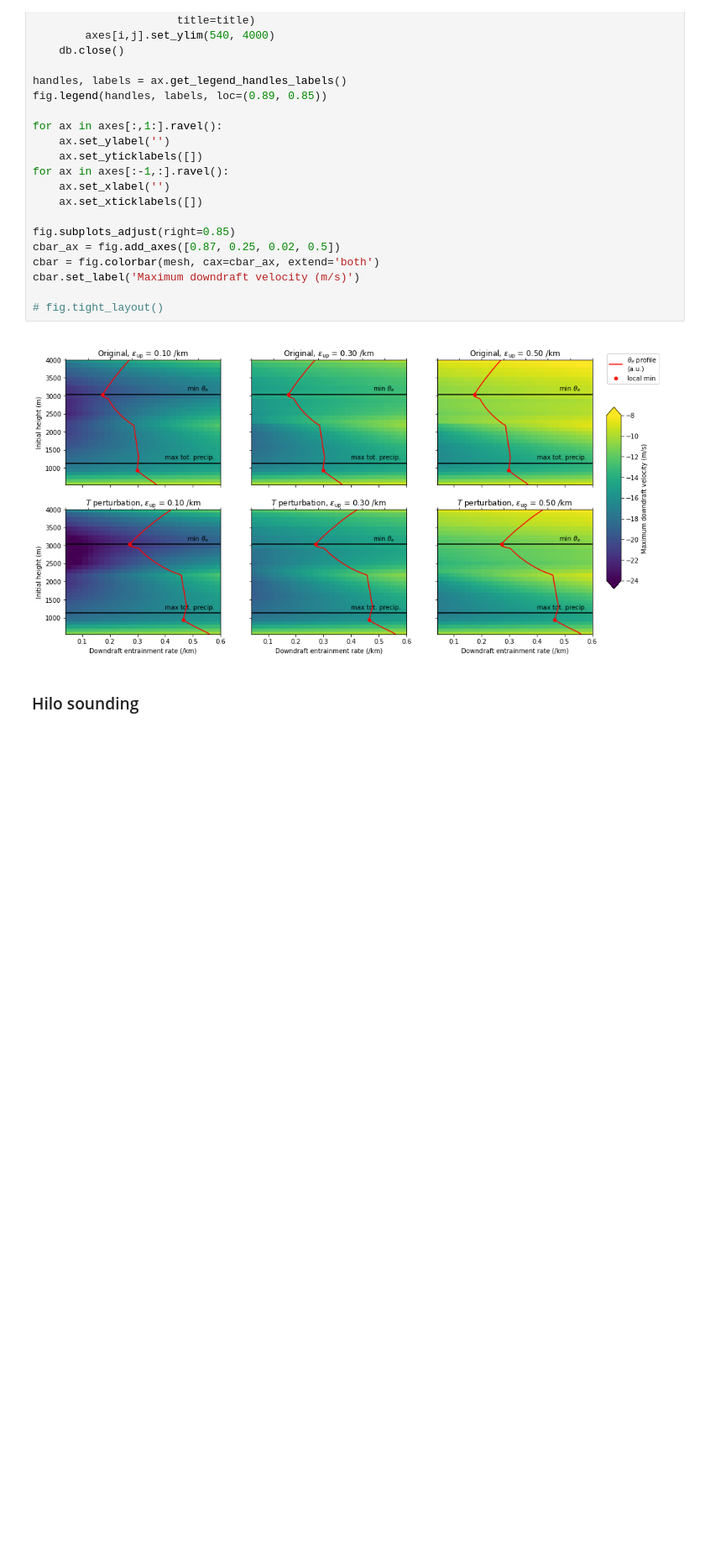
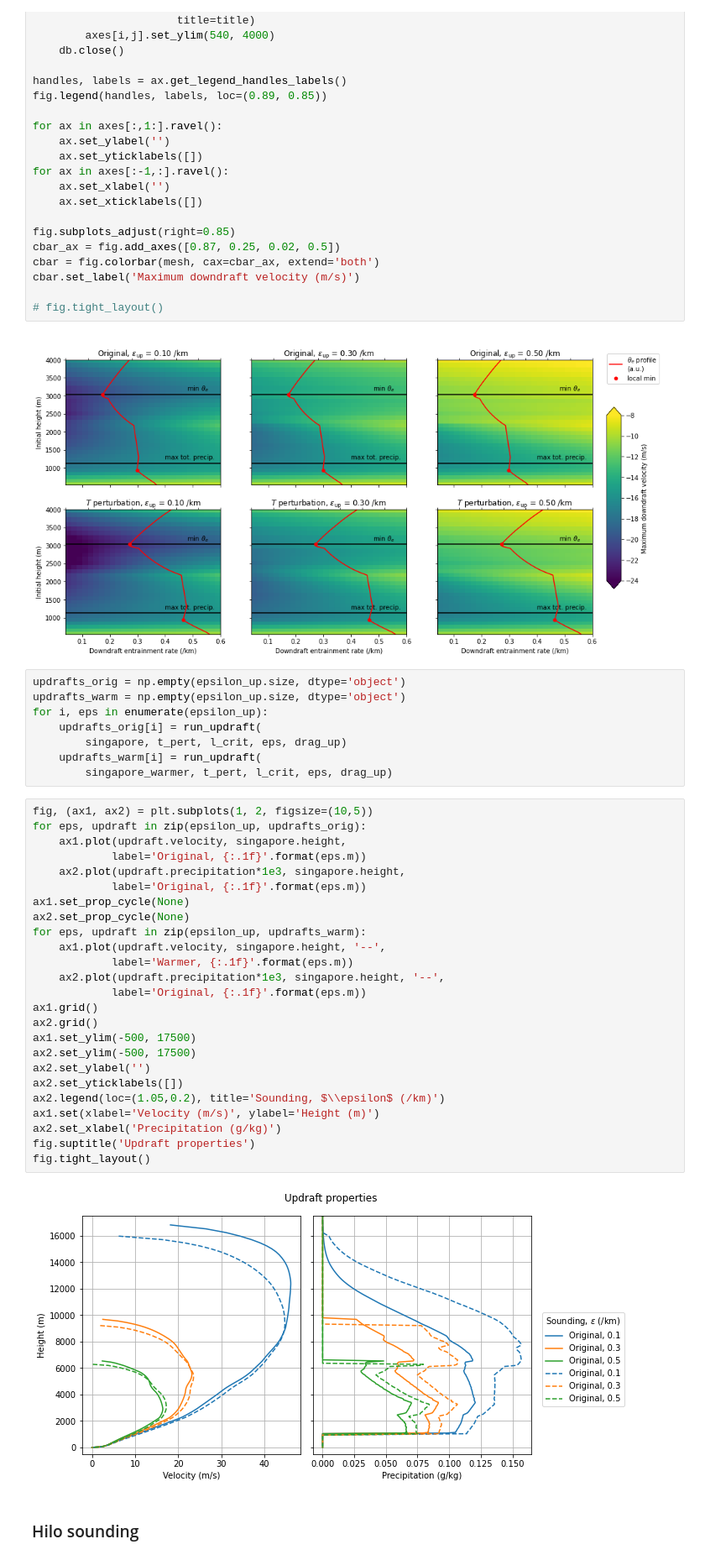
Before and after one commit to tschanzer/convection-scheme, a Jupyter notebook: notebooks/warmer_smoothed_soundings.ipynb, the cells around one changed output. Shown at 84% size. Saved outputs shown, nothing was run; the diff lists cells and outputs as text; blank space fills up the shorter version.

Commit message:
Check updraft velocity and add discussion

```diff
--- a/notebooks/warmer_smoothed_soundings.ipynb
+++ b/notebooks/warmer_smoothed_soundings.ipynb
@@ -293,6 +293,41 @@ cbar.set_label('Maximum downdraft velocity (m/s)')
 # fig.tight_layout()
 # %% [output]
 [figure]
+# %%
+updrafts_orig = np.empty(epsilon_up.size, dtype='object')
+updrafts_warm = np.empty(epsilon_up.size, dtype='object')
+for i, eps in enumerate(epsilon_up):
+    updrafts_orig[i] = run_updraft(
+        singapore, t_pert, l_crit, eps, drag_up)
+    updrafts_warm[i] = run_updraft(
+        singapore_warmer, t_pert, l_crit, eps, drag_up)
+# %%
+fig, (ax1, ax2) = plt.subplots(1, 2, figsize=(10,5))
+for eps, updraft in zip(epsilon_up, updrafts_orig):
+    ax1.plot(updraft.velocity, singapore.height,
+            label='Original, {:.1f}'.format(eps.m))
+    ax2.plot(updraft.precipitation*1e3, singapore.height,
+            label='Original, {:.1f}'.format(eps.m))
+ax1.set_prop_cycle(None)
+ax2.set_prop_cycle(None)
+for eps, updraft in zip(epsilon_up, updrafts_warm):
+    ax1.plot(updraft.velocity, singapore.height, '--',
+            label='Warmer, {:.1f}'.format(eps.m))
+    ax2.plot(updraft.precipitation*1e3, singapore.height, '--',
+            label='Original, {:.1f}'.format(eps.m))
+ax1.grid()
+ax2.grid()
+ax1.set_ylim(-500, 17500)
+ax2.set_ylim(-500, 17500)
+ax2.set_ylabel('')
+ax2.set_yticklabels([])
+ax2.legend(loc=(1.05,0.2), title='Sounding, $\\epsilon$ (/km)')
+ax1.set(xlabel='Velocity (m/s)', ylabel='Height (m)')
+ax2.set_xlabel('Precipitation (g/kg)')
+fig.suptitle('Updraft properties')
+fig.tight_layout()
+# %% [output]
+[figure, added]
 # %% [markdown]
 ### Hilo sounding
 # %%
```
Also changed, not shown: parts of 5 cells of this notebook.
